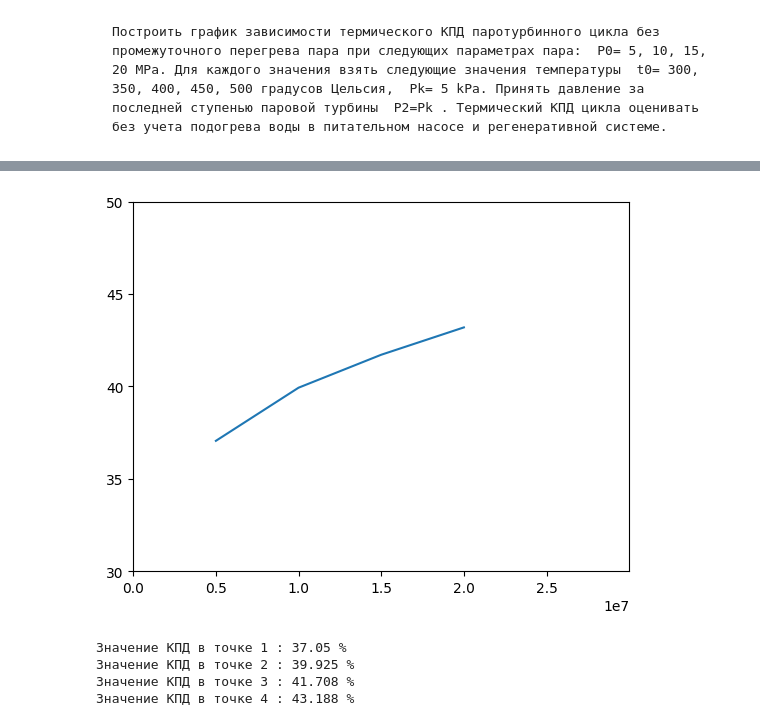
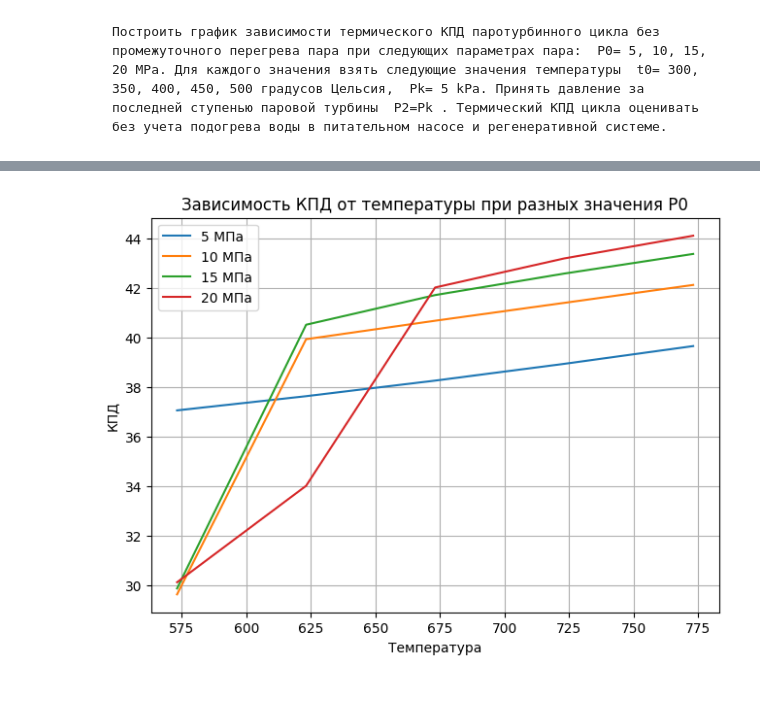
Before and after one commit to BonadykovNM/turbines_2022, a Jupyter notebook: Zadacha_1 _versia.ipynb, the cells around one changed output, grey strips where cells are left out. Drawn from its saved outputs; the diff is of its cells as text; code cells hidden in the pictures; blank space fills up the shorter version.

```diff
--- a/Zadacha_1 _versia.ipynb
+++ b/Zadacha_1 _versia.ipynb
@@ -32,42 +17,48 @@ pk = 5 * kPa
+# %%
+## Начальные параметры:
+p0 = [5, 10, 15, 20]
+def multimpa(number):
+    return number*MPa
+
+p0 = map(multimpa,p0)
+
+t0 = [300, 350, 400, 450, 500]
+
+t0 = map(to_kelvin,t0)
+
+
+pk = 5 * kPa
+p0 = list(p0)
+t0 = list(t0)
 # %%
 # Определим точки, которые нам нужны
 point = []
 point_condenser_inlet = []
-point_pump_outlet = []
+point_pump_outlet=(gas(P = pk * unit, x = 0))
 for j in range(len(p0)):
-    point.append(gas(P = p0[j] * unit, T = t0[j]))
-    point_condenser_inlet.append(gas(P = pk * unit, s = point[j].s))
-    point_pump_outlet.append(gas(P = pk * unit, x = 0))
+    for i in range(len(t0)):
+        point.append(gas(P = p0[j] * unit, T = t0[i]))
+        point_condenser_inlet.append(gas(P = pk * unit, s = point[len(point)-1].s))
 # %%
 useful_energy = []
 full_energy = []
 efficiency = []
-for j in range(len(p0)):
+for j in range(len(point)):
     useful_energy.append(point[j].h - point_condenser_inlet[j].h)
-    full_energy.append(point[j].h - point_pump_outlet[j].h)
+    full_energy.append(point[j].h - point_pump_outlet.h)
     efficiency.append(round(useful_energy[j]/full_energy[j]*100,3))
-# %%
-y = []
-x = []
-for j in range(len(p0)):
-    y.append(efficiency[j])
-    x.append(p0[j])
-
-fig, ax = plt.subplots()
-
-ax.plot(x, y,)
-
-ax.set(xlim = (0 , 30 * MPa), xticks = np.arange(0, 30 * MPa, 5  * MPa, ),
-        ylim = (30, 50), yticks = np.arange(30, 55, 5,))
-
-plt.show()
-# %% [output]
-[figure, removed]
-# %%
-for j in range(len(p0)):
-    print("Значение КПД в точке",j+1,":",efficiency[j], "%" )
-# %% [output]
-Значение КПД в точке 1 : 37.05 %
-Значение КПД в точке 2 : 39.925 %
-Значение КПД в точке 3 : 41.708 %
-Значение КПД в точке 4 : 43.188 %
+# %%
+x = t0
+
+plt.figure(layout = 'constrained')
+plt.plot(x, efficiency[0:5], label = '5 МПа')
+plt.plot(x, efficiency[5:10], label = '10 МПа')
+plt.plot(x, efficiency[10:15], label = '15 МПа')
+plt.plot(x, efficiency[15:20], label = '20 МПа')
+plt.xlabel('Температура')
+plt.ylabel('КПД')
+plt.title("Зависимость КПД от температуры при разных значения P0")
+plt.legend();
+plt.grid()
+# %% [output]
+[figure, added]
```
Also changed, not shown: parts of 2 cells of this notebook, 1 other file.
